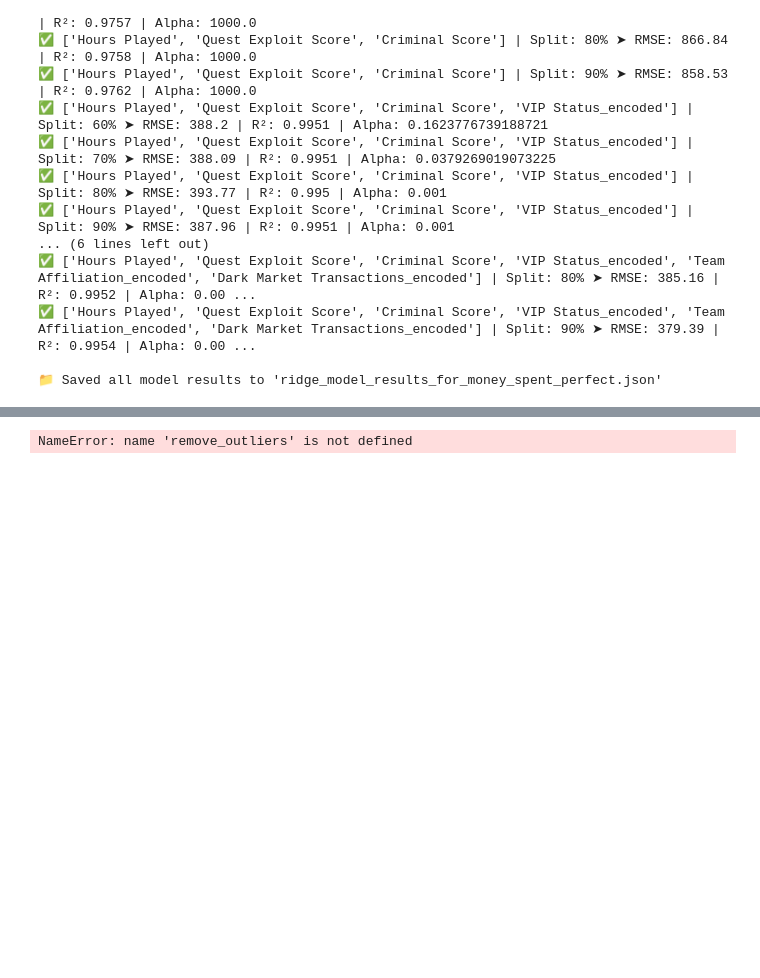
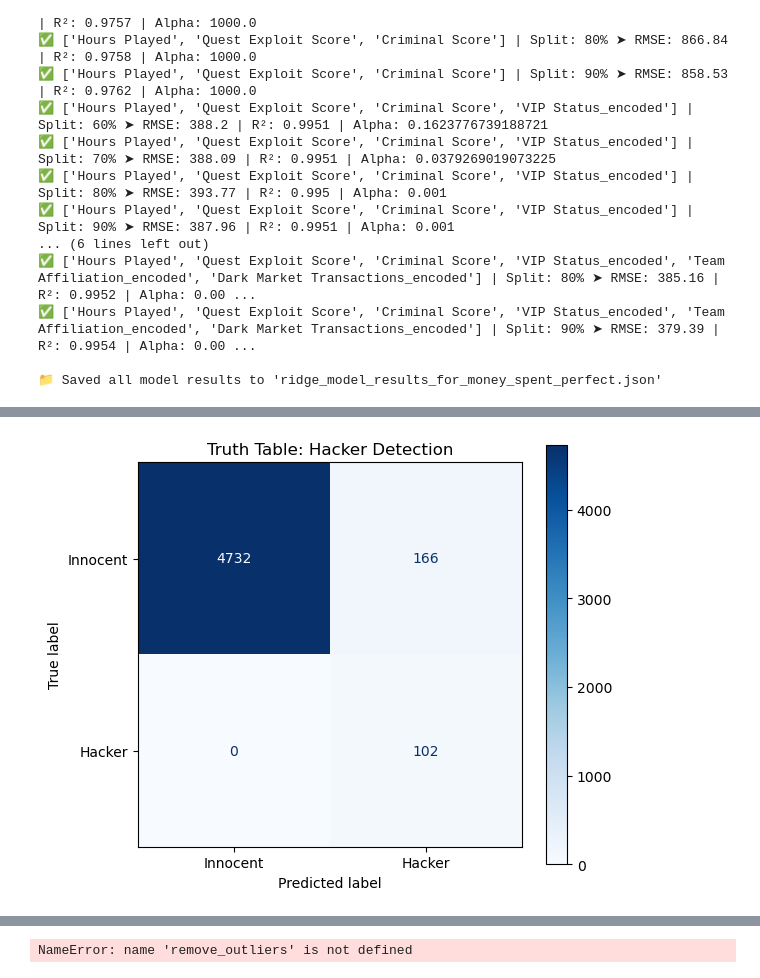
Before and after one commit to Neo-Myst/frontend, a Jupyter notebook: src/jupyter/db.ipynb, the cells around one changed output, grey strips where cells are left out. Drawn from its saved outputs; the diff is of its cells as text; code cells hidden in the pictures; blank space fills up the shorter version.

Commit message:
ADD: Logistic_Regression Chapter

```diff
--- a/src/jupyter/db.ipynb
+++ b/src/jupyter/db.ipynb
@@ -2740,0 +2853,86 @@ import json
+# %%
+import pandas as pd
+import numpy as np
+import matplotlib.pyplot as plt
+import seaborn as sns
+import warnings
+
+from sklearn.model_selection import train_test_split
+from sklearn.preprocessing import LabelEncoder, StandardScaler
+from sklearn.linear_model import LogisticRegression
+from sklearn.metrics import classification_report, confusion_matrix, ConfusionMatrixDisplay
+
+# Load data
+data = pd.read_csv("perfect_prediction_neoverse_logs.csv")
+
+# Preprocessing
+warnings.filterwarnings("ignore")
+np.random.seed(42)
+
+timestamp_col = "Timestamps" if "Timestamps" in data.columns else "Timestamp"
+data[timestamp_col] = pd.to_datetime(data[timestamp_col])
+data.drop(columns=[timestamp_col], inplace=True)
+
+categorical_columns = ['Player ID', 'Player Rank', 'Team Affiliation', 'VIP Status',
+                       'Player Level', 'Dark Market Transactions']
+numerical_columns = ['Hours Played', 'Money Spent ($)', 'Criminal Score', 'Missions Completed',
+                     'Cash on Hand ($)', 'Sync Stability (%)', 'Quest Exploit Score',
+                     'Transaction Amount ($)', 'Neural Link Stability (%)']
+
+for col in categorical_columns:
+    le = LabelEncoder()
+    data[f"{col}_encoded"] = le.fit_transform(data[col])
+
+threshold = data['Money Spent ($)'].quantile(0.95)
+data['Hacker'] = ((data['Money Spent ($)'] > threshold) &
+                  (data['Criminal Score'] > data['Criminal Score'].median()) &
+                  (data['Dark Market Transactions_encoded'] > 0)).astype(int)
+
+feature_columns = [
+    "Hours Played", "Criminal Score", "Quest Exploit Score", "Cash on Hand ($)",
+    "Sync Stability (%)", "Neural Link Stability (%)", "VIP Status_encoded",
+    "Team Affiliation_encoded", "Dark Market Transactions_encoded"
+]
+
+X = data[feature_columns]
+y = data['Hacker']
+scaler = StandardScaler()
+X_scaled = scaler.fit_transform(X)
+X_train, X_test, y_train, y_test = train_test_split(
+    X_scaled, y, test_size=0.2, random_state=42)
+
+# Train model
+log_reg = LogisticRegression(class_weight='balanced', max_iter=1000)
+log_reg.fit(X_train, y_train)
+y_pred = log_reg.predict(X_test)
+
+# Confusion matrix
+cm = confusion_matrix(y_test, y_pred)
+disp = ConfusionMatrixDisplay(
+    confusion_matrix=cm, display_labels=["Innocent", "Hacker"])
+
+fig, ax = plt.subplots(figsize=(6, 5))
+disp.plot(ax=ax, cmap='Blues', values_format='d')
+plt.title("Truth Table: Hacker Detection")
+plt.tight_layout()
+plt.savefig("hacker_truth_table.png")
+
+# Bar plot for hackers found
+hacker_data = pd.DataFrame({
+    "Actual": y_test.values,
+    "Predicted": y_pred
+})
+hacker_data["Type"] = hacker_data.apply(lambda row: "True Positive" if row["Actual"] == 1 and row["Predicted"] == 1 else (
+    "False Positive" if row["Actual"] == 0 and row["Predicted"] == 1 else (
+        "False Negative" if row["Actual"] == 1 and row["Predicted"] == 0 else "True Negative")), axis=1)
+
+plt.figure(figsize=(8, 5))
+sns.countplot(data=hacker_data, x="Type", palette="coolwarm", order=[
+              "True Positive", "False Positive", "False Negative", "True Negative"])
+plt.title("Logistic Regression Prediction Breakdown")
+plt.xlabel("Prediction Type")
+plt.ylabel("Count")
+plt.tight_layout()
+plt.savefig("hacker_prediction_breakdown.png")
+# %% [output]
+[figure, added]
```
Also changed, not shown: parts of 9 cells of this notebook, 17 other files.
